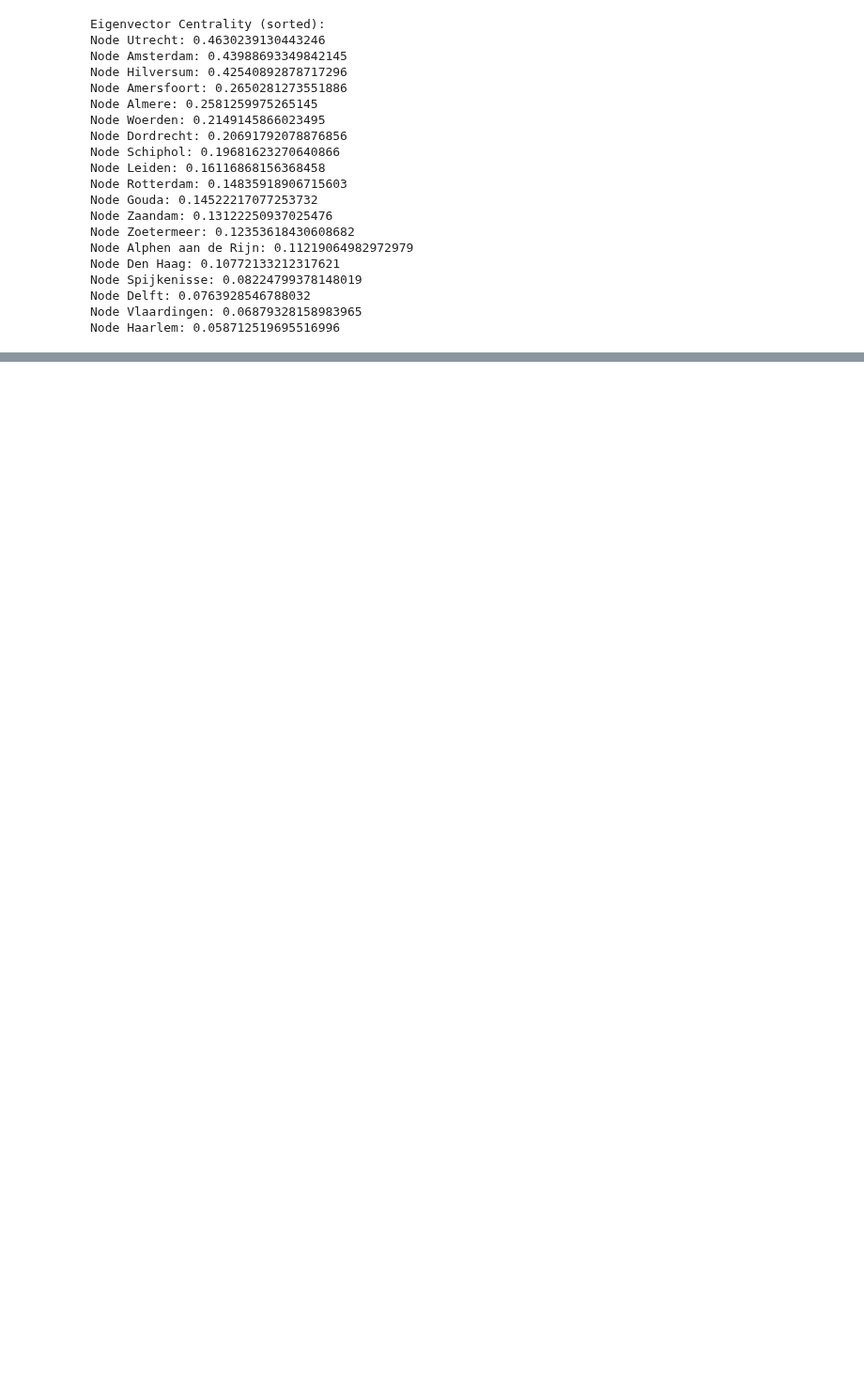
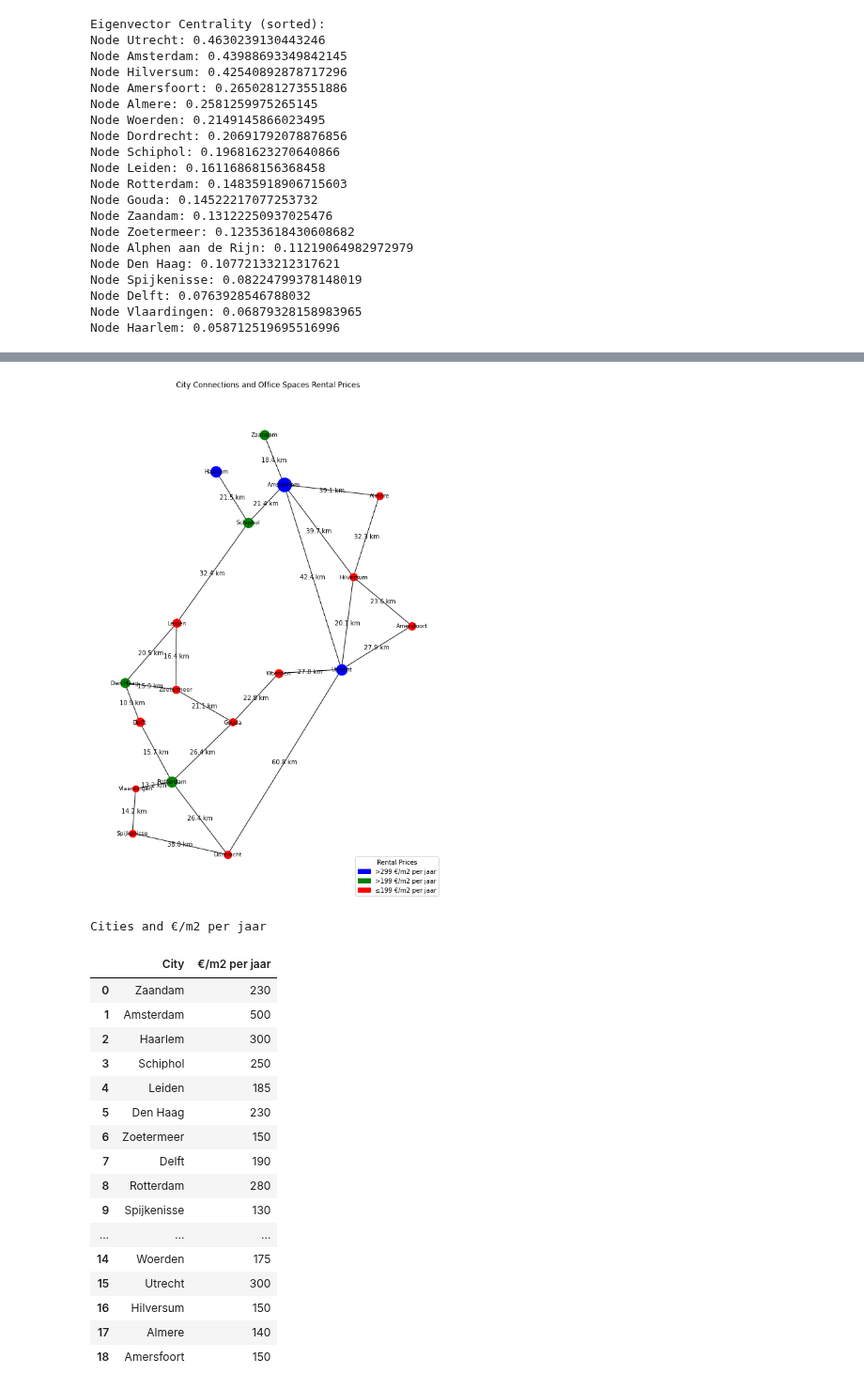
Before and after one commit to Tanneheemsbergen/Designednetworks, a Jupyter notebook: RandstadTanne.ipynb, the cells around one changed output, grey strips where cells are left out. Shown at 94% size. Saved outputs shown, nothing was run; the diff lists cells and outputs as text; code cells hidden in the pictures; blank space fills up the shorter version.

Commit message:
Renting visualizations

```diff
--- a/RandstadTanne.ipynb
+++ b/RandstadTanne.ipynb
@@ -184,0 +215,80 @@ KeyError: 'City'
+# %%
+# Load rental price data
+excel_path = 'rental price office per m2.xlsx'
+df = pd.read_excel(excel_path)
+
+# Create a networkx graph
+G = nx.Graph()
+
+# Add nodes to the graph with sizes based on the €/m2 per jaar
+for index, row in df.iterrows():
+    city = row['City']
+    price_per_m2 = row['€/m2 per jaar']
+    # Here you might need to adjust how you access the coordinates
+    if city in cities_coords:
+        lat, lon = cities_coords[city]
+        G.add_node(city, pos=(lon, lat), price_per_m2=price_per_m2)
+
+# Add edges to the graph
+for distance, city1, city2 in connections:
+    if city1 in G.nodes and city2 in G.nodes:  # Check if both cities are in the graph
+        G.add_edge(city1, city2, weight=distance)
+
+# Get positions for cities to use for layout
+pos = nx.get_node_attributes(G, 'pos')
+
+# Draw the graph with white background
+fig, ax = plt.subplots(figsize=(10, 15))
+
+# Node size and color based on €/m2 per jaar
+for city in G.nodes:
+    price_per_m2 = G.nodes[city]['price_per_m2']
+    node_color = 'red'  # default color
+    if price_per_m2 > 299:
+        node_color = 'blue'
+    elif price_per_m2 > 199:
+        node_color = 'green'
+
+    # Adjust the node size based on the price per m2 (with a scaling factor for visualization)
+    node_size = price_per_m2  # Example scaling, adjust as needed
+    nx.draw_networkx_nodes(G, pos, nodelist=[city], node_size=node_size, node_color=node_color, ax=ax)
+
+# Draw labels and edges as normal
+nx.draw_networkx_labels(G, pos, font_size=9, ax=ax)
+nx.draw_networkx_edges(G, pos, ax=ax)
+
+# Annotate edges with distances, if necessary
+for (city1, city2, data) in G.edges(data=True):
+    edge_midpoint = [(pos[city1][0] + pos[city2][0]) / 2, (pos[city1][1] + pos[city2][1]) / 2]
+    ax.text(edge_midpoint[0], edge_midpoint[1], f"{data['weight']} km", size=10, ha='center', va='center')
+
+legend_patches = [
+    mpatches.Patch(color='blue', label='>299 €/m2 per jaar'),
+    mpatches.Patch(color='green', label='>199 €/m2 per jaar'),
+    mpatches.Patch(color='red', label='≤199 €/m2 per jaar')
+]
+# Set the title and remove the axis
+ax.set_title('City Connections and Office Spaces Rental Prices')
+plt.legend(handles=legend_patches, loc='lower right', title='Rental Prices')
+plt.axis('off')
+plt.show()
+# %% [output]
+[figure, added]
+Cities and €/m2 per jaar
+|  | City | €/m2 per jaar |
+| 0 | Zaandam | 230 |
+| 1 | Amsterdam | 500 |
+| 2 | Haarlem | 300 |
+| 3 | Schiphol | 250 |
+| 4 | Leiden | 185 |
+| 5 | Den Haag | 230 |
+| 6 | Zoetermeer | 150 |
+| 7 | Delft | 190 |
+| 8 | Rotterdam | 280 |
+| 9 | Spijkenisse | 130 |
+| ... | ... | ... |
+| 14 | Woerden | 175 |
+| 15 | Utrecht | 300 |
+| 16 | Hilversum | 150 |
+| 17 | Almere | 140 |
+| 18 | Amersfoort | 150 |
```
Also changed, not shown: parts of 7 cells of this notebook, 2 other files.
